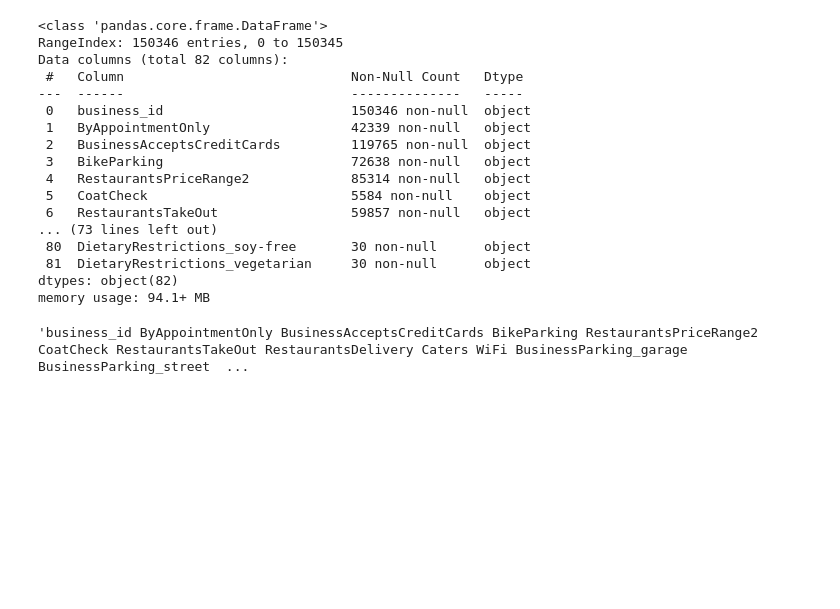
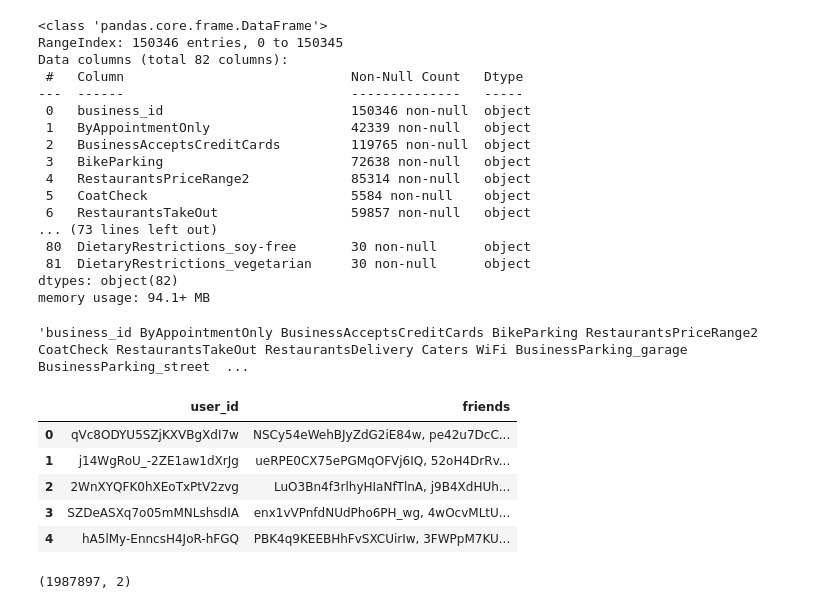
Before and after one commit to Janak26/YelpAnalysis, a Jupyter notebook: notebooks/explorationAndCleaning.ipynb, the cells around one changed output. Cells and saved outputs as stored; diff of their text form; code cells hidden in the pictures; blank space fills up the shorter version.

```diff
--- a/notebooks/explorationAndCleaning.ipynb
+++ b/notebooks/explorationAndCleaning.ipynb
@@ -206,3 +206,18 @@ cols = df.columns
 ' '.join(cols)
 # %% [output]
 'business_id ByAppointmentOnly BusinessAcceptsCreditCards BikeParking RestaurantsPriceRange2 CoatCheck RestaurantsTakeOut RestaurantsDelivery Caters WiFi BusinessParking_garage BusinessParking_street  ...
+# %%
+df = pd.read_csv(r"D:\Projects\YELP\data\friends.csv")
+# %%
+df.head()
+# %% [output]
+|  | user_id | friends |
+| 0 | qVc8ODYU5SZjKXVBgXdI7w | NSCy54eWehBJyZdG2iE84w, pe42u7DcC... |
+| 1 | j14WgRoU_-2ZE1aw1dXrJg | ueRPE0CX75ePGMqOFVj6IQ, 52oH4DrRv... |
+| 2 | 2WnXYQFK0hXEoTxPtV2zvg | LuO3Bn4f3rlhyHIaNfTlnA, j9B4XdHUh... |
+| 3 | SZDeASXq7o05mMNLshsdIA | enx1vVPnfdNUdPho6PH_wg, 4wOcvMLtU... |
+| 4 | hA5lMy-EnncsH4JoR-hFGQ | PBK4q9KEEBHhFvSXCUirIw, 3FWPpM7KU... |
+# %%
+df.shape
+# %% [output]
+(1987897, 2)
```
Also changed, not shown: parts of 9 cells of this notebook, 3 other files.
